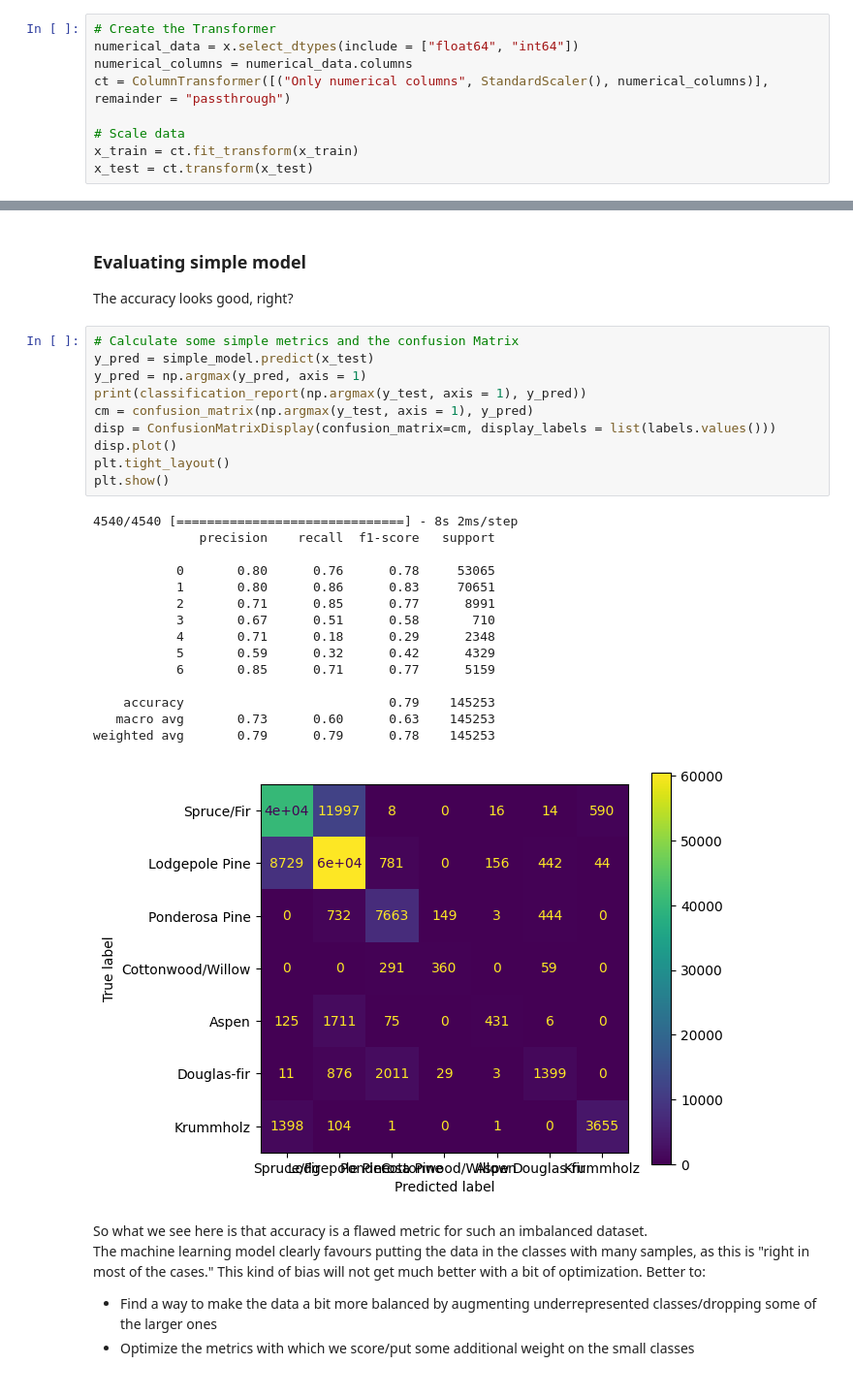
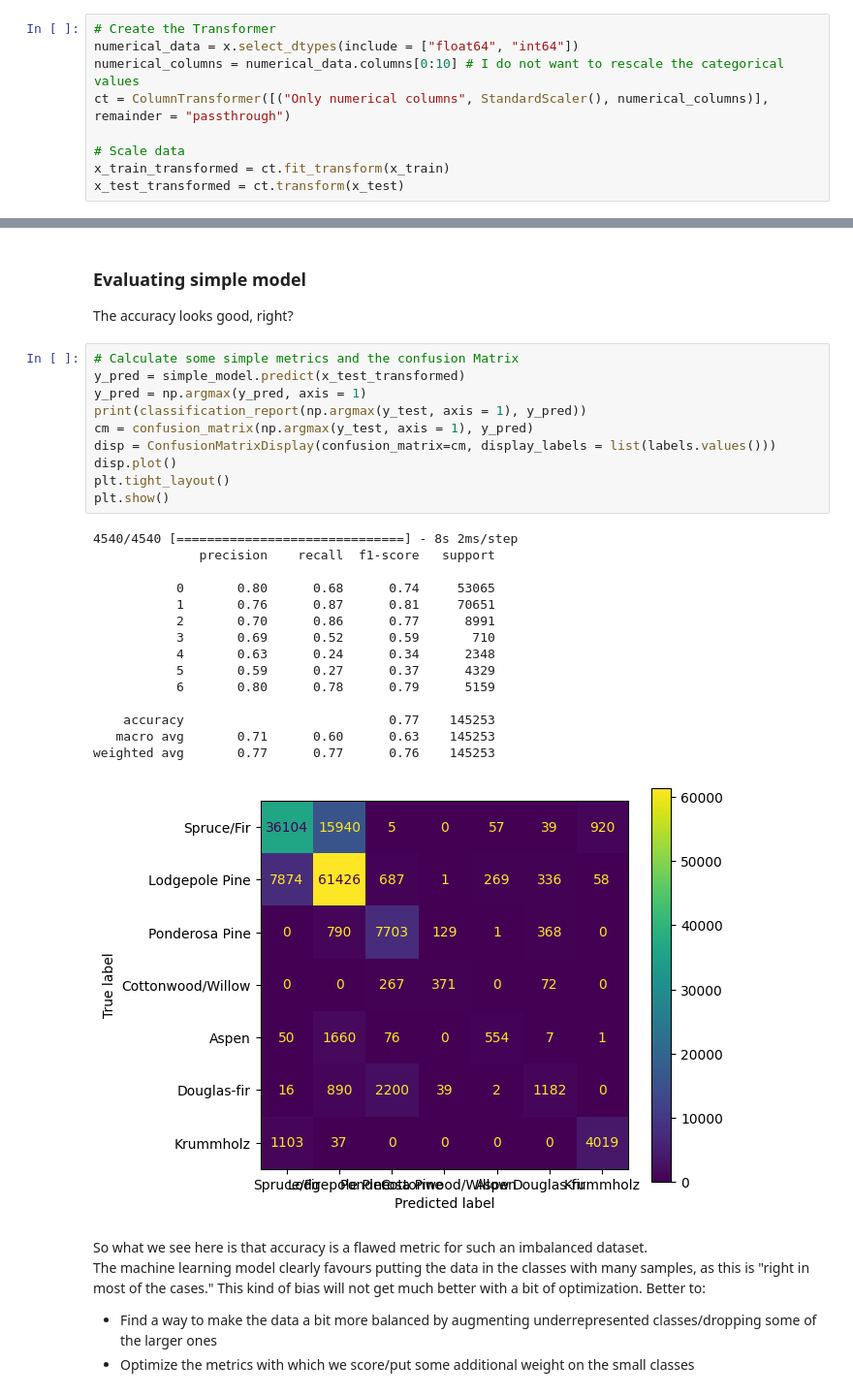
Before and after one commit to L-Koen/tensorflow_practice, a Jupyter notebook: CoverType-classification.ipynb, the cells around one changed output, grey strips where cells are left out. Shown: that part at 97% size. Cells and saved outputs as stored; diff of their text form.

```diff
--- a/CoverType-classification.ipynb
+++ b/CoverType-classification.ipynb
@@ -110,9 +134,9 @@ Scale all input data using a ColumnTransformer
 # %%
 # Create the Transformer
 numerical_data = x.select_dtypes(include = ["float64", "int64"])
-numerical_columns = numerical_data.columns
+numerical_columns = numerical_data.columns[0:10] # I do not want to rescale the categorical values
 ct = ColumnTransformer([("Only numerical columns", StandardScaler(), numerical_columns)], remainder = "passthrough")
 
 # Scale data
-x_train = ct.fit_transform(x_train)
-x_test = ct.transform(x_test)
+x_train_transformed = ct.fit_transform(x_train)
+x_test_transformed = ct.transform(x_test)
@@ -232,30 +274,30 @@ simple_model = tf.keras.models.load_model(simple_model_file)
 The accuracy looks good, right?
 # %%
 # Calculate some simple metrics and the confusion Matrix
-y_pred = simple_model.predict(x_test)
+y_pred = simple_model.predict(x_test_transformed)
 y_pred = np.argmax(y_pred, axis = 1)
 print(classification_report(np.argmax(y_test, axis = 1), y_pred))
 cm = confusion_matrix(np.argmax(y_test, axis = 1), y_pred)
 disp = ConfusionMatrixDisplay(confusion_matrix=cm, display_labels = list(labels.values()))
 disp.plot()
 plt.tight_layout()
 plt.show()
 # %% [output]
 4540/4540 [==============================] - 8s 2ms/step
               precision    recall  f1-score   support
 
-           0       0.80      0.76      0.78     53065
-           1       0.80      0.86      0.83     70651
-           2       0.71      0.85      0.77      8991
-           3       0.67      0.51      0.58       710
-           4       0.71      0.18      0.29      2348
-           5       0.59      0.32      0.42      4329
-           6       0.85      0.71      0.77      5159
+           0       0.80      0.68      0.74     53065
+           1       0.76      0.87      0.81     70651
+           2       0.70      0.86      0.77      8991
+           3       0.69      0.52      0.59       710
+           4       0.63      0.24      0.34      2348
+           5       0.59      0.27      0.37      4329
+           6       0.80      0.78      0.79      5159
 
-    accuracy                           0.79    145253
-   macro avg       0.73      0.60      0.63    145253
-weighted avg       0.79      0.79      0.78    145253
+    accuracy                           0.77    145253
+   macro avg       0.71      0.60      0.63    145253
+weighted avg       0.77      0.77      0.76    145253
-[figure, old version]
+[figure, new version]
 # %% [markdown]
 So what we see here is that accuracy is a flawed metric for such an imbalanced dataset.
 The machine learning model clearly favours putting the data in the classes with many samples, as this is "right in most of the cases."
```
Also changed, not shown: parts of 50 cells of this notebook.
